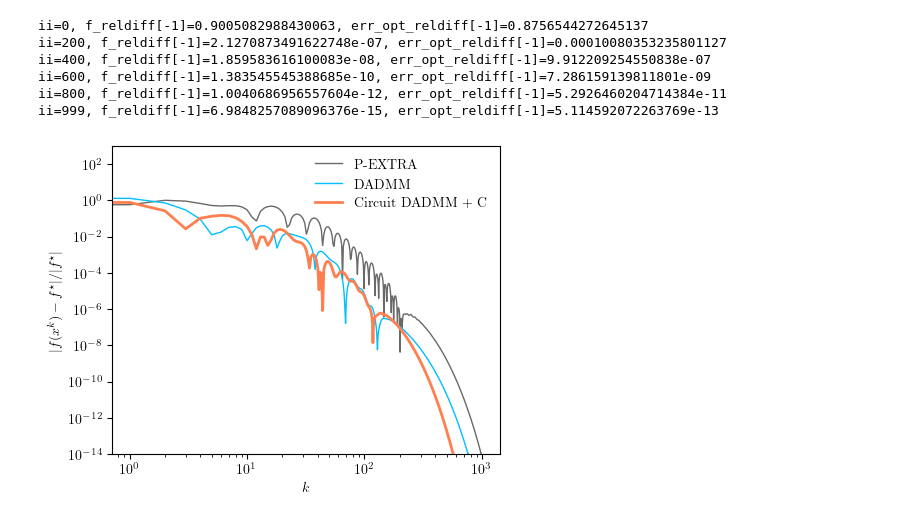
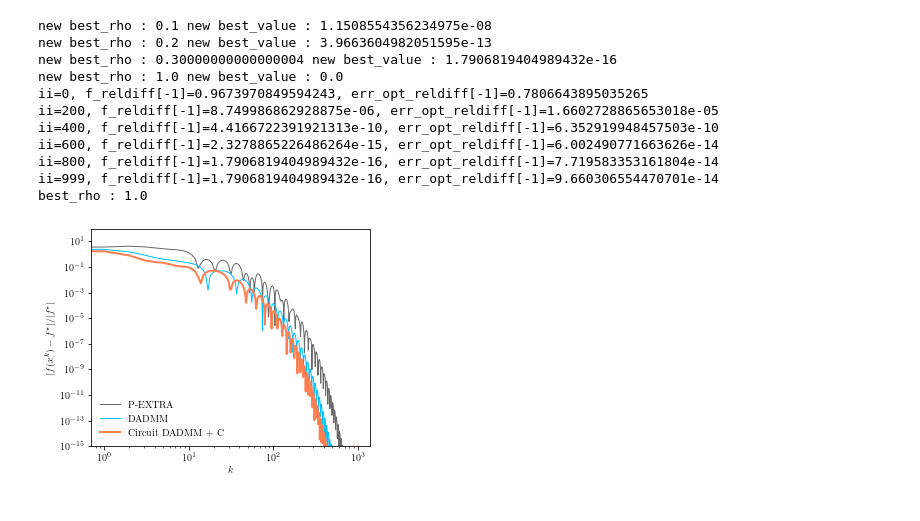
Before and after one commit to cvxgrp/optimization_via_circuits, a Jupyter notebook: convergence/quad_no_constraint_experiment.ipynb, the cells around one changed output. Drawn from its saved outputs; the diff is of its cells as text; code cells hidden in the pictures.

Commit message:
generate UDU^T for qp problem
- generate UDU^T for qp problem
- adding for loop for choosing best R and rho for DADMM and PG-EXTRA

```diff
--- a/convergence/quad_no_constraint_experiment.ipynb
+++ b/convergence/quad_no_constraint_experiment.ipynb
@@ -22,9 +22,6 @@ problem_spec['sc_perturb'] = True
 print(problem_spec)
 problem_data = data_generation(problem_spec)
 network_data = graph_generation_nodes6()
-
-# PG-EXTRA hyperparameters
-problem_data['rho'] = 2.5
 problem_data['itr_num'] = 1000
 # %% [output]
 {'n_node': 6, 'vector_size': 50, 'sc_theta': 1, 'sc_perturb': True}
@@ -136,47 +156,73 @@ ii=999, f_reldiff[-1]=0.0
 # %%
 # apply P-EXTRA
+best_rho = 1
+find_best = True
+
+# problem_data['rho'] = 0.01
 # problem_data['rho'] = 0.1
 # problem_data['rho'] = 0.2
-problem_data['rho'] = 0.5
-# problem_data['rho'] = 1
-# problem_data['rho'] = 0.01
+# problem_data['rho'] = 0.5
+
+start = 0.1
+end = 2
+space = 0.1
+
+best_value = 1
+
+if find_best == True:
+    for r in np.arange(start, end, space) :
+        problem_data['rho'] = round(r, 2)
+        # print("Testing rho :", r)
+        pg_op_norm, pg_err_opt_star, pg_err_opt_reldiff, pg_const_vio, pg_f_reldiff = p_extra_quad_no_constraint(problem_spec, problem_data, network_data, x_opt_star, f_star, printing=False, freq=200)
+        if pg_f_reldiff[-2] < best_value:
+            print("new best_rho :", round(r, 2),  "new best_value :", pg_f_reldiff[-2])
+            best_value = pg_f_reldiff[-2]
+            best_rho = round(r, 2)
+
+problem_data['rho'] = best_rho
 pg_op_norm, pg_err_opt_star, pg_err_opt_reldiff, pg_const_vio, pg_f_reldiff = p_extra_quad_no_constraint(problem_spec, problem_data, network_data, x_opt_star, f_star, printing=True, freq=200)
+print("best_rho :",best_rho)
 # %% [output]
-ii=0, f_reldiff[-1]=0.9005082988430063, err_opt_reldiff[-1]=0.8756544272645137
-ii=200, f_reldiff[-1]=2.1270873491622748e-07, err_opt_reldiff[-1]=0.00010080353235801127
-ii=400, f_reldiff[-1]=1.859583616100083e-08, err_opt_reldiff[-1]=9.912209254550838e-07
-ii=600, f_reldiff[-1]=1.383545545388685e-10, err_opt_reldiff[-1]=7.286159139811801e-09
-ii=800, f_reldiff[-1]=1.0040686956557604e-12, err_opt_reldiff[-1]=5.2926460204714384e-11
-ii=999, f_reldiff[-1]=6.9848257089096376e-15, err_opt_reldiff[-1]=5.114592072263769e-13
+new best_rho : 0.1 new best_value : 1.1508554356234975e-08
+new best_rho : 0.2 new best_value : 3.9663604982051595e-13
+new best_rho : 0.30000000000000004 new best_value : 1.7906819404989432e-16
+new best_rho : 1.0 new best_value : 0.0
+ii=0, f_reldiff[-1]=0.9673970849594243, err_opt_reldiff[-1]=0.7806643895035265
+ii=200, f_reldiff[-1]=8.749986862928875e-06, err_opt_reldiff[-1]=1.6602728865653018e-05
+ii=400, f_reldiff[-1]=4.4166722391921313e-10, err_opt_reldiff[-1]=6.352919948457503e-10
+ii=600, f_reldiff[-1]=2.3278865226486264e-15, err_opt_reldiff[-1]=6.002490771663626e-14
+ii=800, f_reldiff[-1]=1.7906819404989432e-16, err_opt_reldiff[-1]=7.719583353161804e-14
+ii=999, f_reldiff[-1]=1.7906819404989432e-16, err_opt_reldiff[-1]=9.660306554470701e-14
+best_rho : 1.0
 # %%
 fname = "n6_qp_circuit_dadmm_c"
 
 plt.rc('text', usetex=True)
 plt.rc('font', family='serif')
 plt.rcParams["legend.fontsize"] = 10
 plt.rcParams["lines.linewidth"] = 2
 plt.rcParams["lines.markersize"] = 4
 plt.rcParams["legend.framealpha"] = 0.0
 plt.rcParams["xtick.labelsize"] = 10
 plt.rcParams["ytick.labelsize"] = 10
 plt.rcParams["mathtext.fontset"] = 'cm' # default = 'dejavusans', other options = 'cm', 'stixsans', 'dejavuserif'
 black, red, blue, green = 'dimgrey', 'coral', 'deepskyblue', 'green'
 
 # operator norm plot (log-log plot)
 plt.figure(figsize=(5,4))
 plt.minorticks_off()
 plt.xscale("log")
 plt.yscale("log")
 plt.plot(pg_f_reldiff, label='P-EXTRA', color=black, linewidth=1)
 plt.plot(admm_f_reldiff, label='DADMM', color=blue, linewidth=1)
 # plt.plot(dadmm_c_all_f_reldiff, label='Circuit DADMM + C-All',  color=green, linewidth=1)
 plt.plot(dadmm_c_f_reldiff, label='Circuit DADMM + C',  color=red, linewidth=2)
 plt.xlabel(r"$k$")
 plt.ylabel(r"$|f(x^k) - f^\star|/|f^\star|$")
 # plt.ylabel(r"$\|\tilde{\mathbf{A}}x_k\|^2_M$")
-plt.ylim(1e-14, 1e+3)
+plt.ylim(1e-15, 1e+2)
 # plt.autoscale(enable=True, axis='y', tight=None)
 plt.legend()
 plt.savefig(f'plots/freldif_{fname}.pdf', dpi=300)
 # %% [output]
-[figure, old version]
+[figure, new version]
```
Also changed, not shown: parts of 8 cells of this notebook, 3 other files.
